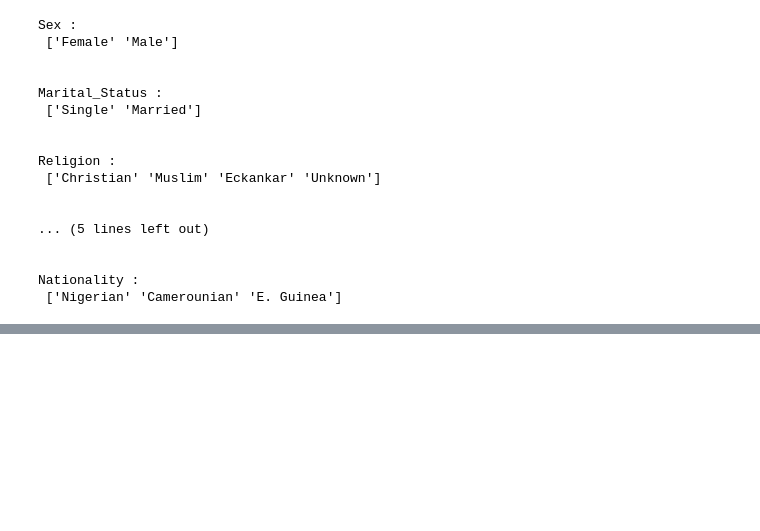
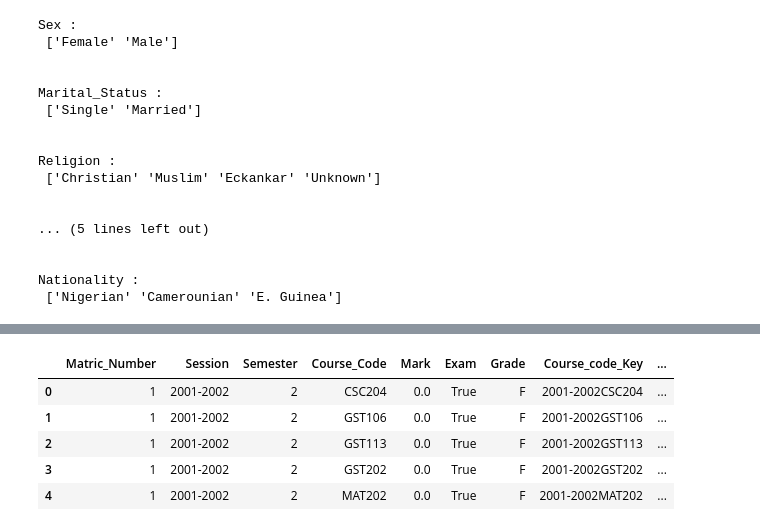
Before and after one commit to Emmbrik/Final-year-project, a Jupyter notebook: Notebook.ipynb, the cells around one changed output, grey strips where cells are left out. Saved outputs shown, nothing was run; the diff lists cells and outputs as text; code cells hidden in the pictures; blank space fills up the shorter version.

```diff
--- a/Notebook.ipynb
+++ b/Notebook.ipynb
@@ -386,0 +517,6 @@ Nationality :
+# %%
+# Dropping all rows with Null values in the course Unit column
+Result = Result.dropna(subset=['Course_Unit'])
+
+# Checking the null values
+Result.isnull().sum()
@@ -386,0 +549,7 @@ Nationality :
+# %%
+# Filling Rows with Null value in Mark column and F in Grade column with 0
+condition = Result['Mark'].isnull() & (Result['Grade'] == 'F')
+Result.loc[condition, 'Mark'] = Result.loc[condition, 'Mark'].fillna(0)
+
+# Checking the null values
+Result.isnull().sum()
@@ -386,0 +567,10 @@ Nationality :
+# %%
+# Checking the head of the dataframe
+Result.head()
+# %% [output]
+|  | Matric_Number | Session | Semester | Course_Code | Mark | Exam | Grade | Course_code_Key | ... |
+| 0 | 1 | 2001-2002 | 2 | CSC204 | 0.0 | True | F | 2001-2002CSC204 | ... |
+| 1 | 1 | 2001-2002 | 2 | GST106 | 0.0 | True | F | 2001-2002GST106 | ... |
+| 2 | 1 | 2001-2002 | 2 | GST113 | 0.0 | True | F | 2001-2002GST113 | ... |
+| 3 | 1 | 2001-2002 | 2 | GST202 | 0.0 | True | F | 2001-2002GST202 | ... |
+| 4 | 1 | 2001-2002 | 2 | MAT202 | 0.0 | True | F | 2001-2002MAT202 | ... |
```
Also changed, not shown: parts of 26 cells of this notebook.
